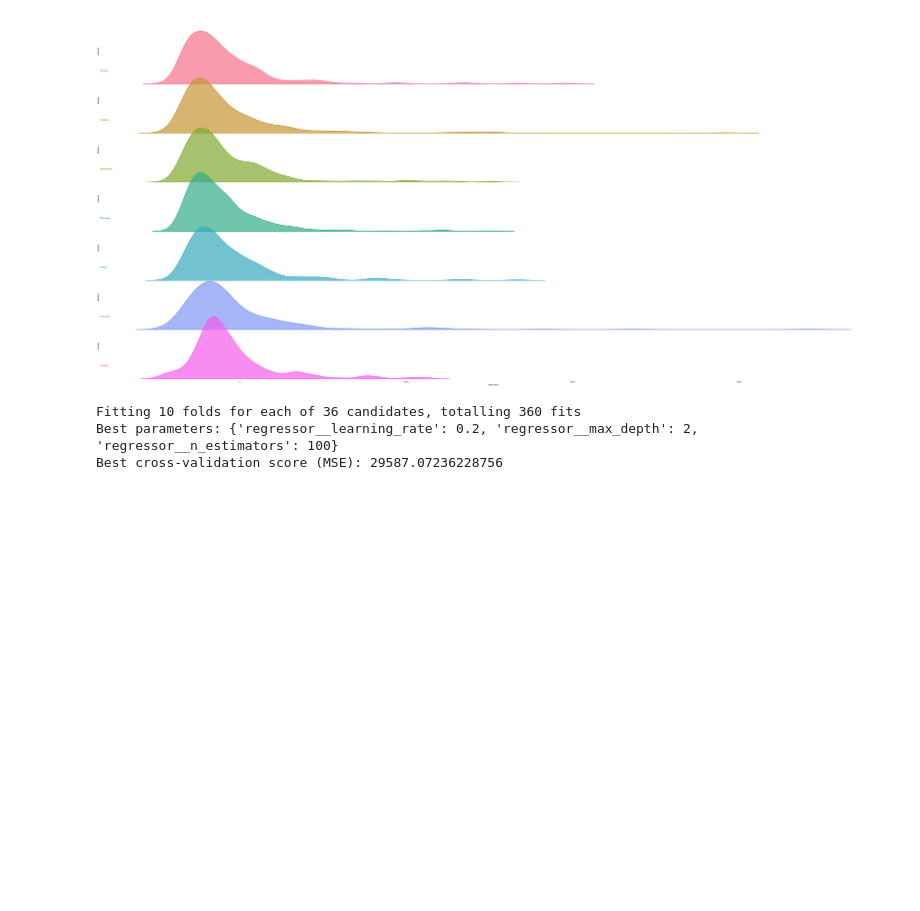
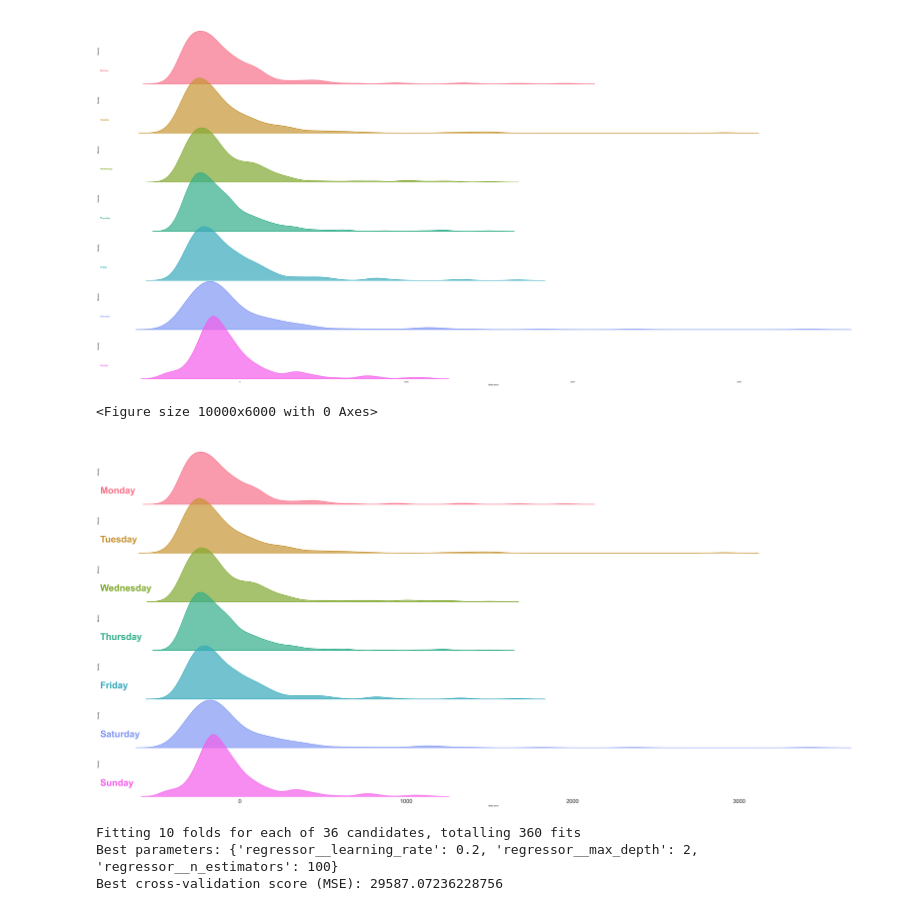
Before and after one commit to Leeuwenhook/SML_train, a Jupyter notebook: try.ipynb, the cells around one changed output. Drawn from its saved outputs; the diff is of its cells as text; code cells hidden in the pictures; blank space fills up the shorter version.

```diff
--- a/try.ipynb
+++ b/try.ipynb
@@ -78,6 +79,45 @@ plt.show()
 # %% [output]
 <Figure size 10000x6000 with 0 Axes>
 [figure]
+# %%
+import matplotlib.pyplot as plt
+import seaborn as sns
+import pandas as pd
+
+# 假设 trainingDataConArr_df 已经被正确创建和初始化
+# 示例代码中不包含数据创建过程
+
+# 定义周几的顺序
+days_order = ['Monday', 'Tuesday', 'Wednesday', 'Thursday', 'Friday', 'Saturday', 'Sunday']
+
+trainingDataConArr_df['week.day'] = pd.Categorical(trainingDataConArr_df['week.day'], categories=days_order, ordered=True)
+
+# 设置主题，增大刻度标签大小
+sns.set_theme(style="white", rc={"axes.facecolor": (0, 0, 0, 0), 'xtick.labelsize': 30})
+plt.figure(figsize=(100, 60))
+palette = sns.color_palette("husl", len(trainingDataConArr_df['week.day'].unique()))
+g = sns.FacetGrid(trainingDataConArr_df, row='week.day', hue='week.day', aspect=15, height=4, palette=palette)
+g.map(sns.kdeplot, 'delay.secs', clip_on=False, fill=True, alpha=0.7, lw=3, bw=.2)
+
+def label(x, color, label):
+    ax = plt.gca()
+    # 增大自定义标签的大小
+    ax.text(0, .2, label, fontweight="bold", color=color, ha="left", va="center", transform=ax.transAxes, fontsize=50)
+
+g.map(label, "delay.secs")
+
+g.fig.subplots_adjust(hspace=-.250)
+g.set_titles("")
+g.set(yticks=[])
+g.despine(bottom=True, left=True)
+
+# 调整 x 轴刻度标签的大小（如果需要）
+# g.set_xticklabels(fontsize=20)
+
+plt.show()
+# %% [output]
+<Figure size 10000x6000 with 0 Axes>
+[figure, added]
 # %%
 
 # 统计 'train.code' 列中不同值的数量
```
Also changed, not shown: parts of 3 cells of this notebook, 24 other files.
